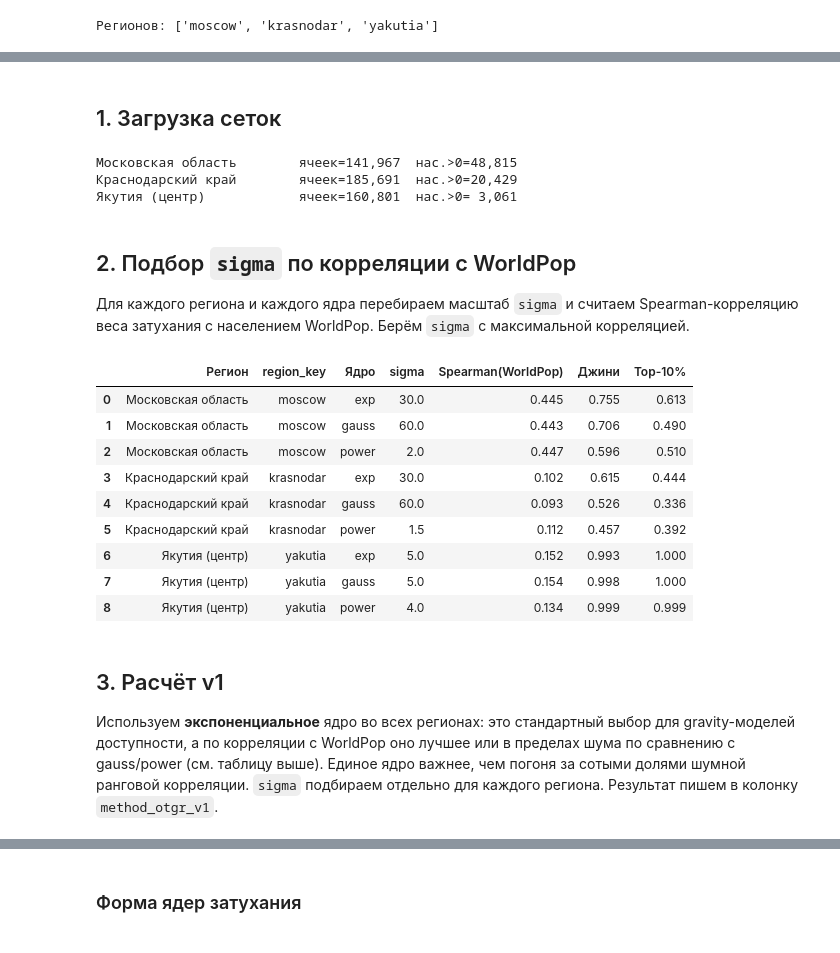
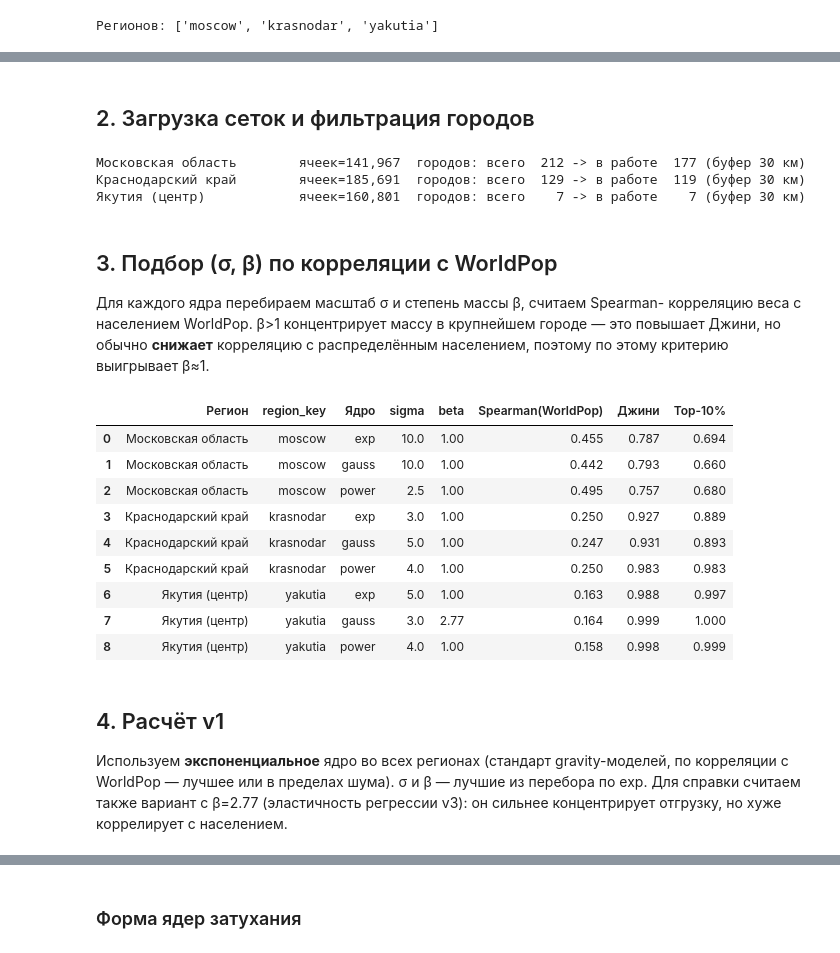
Before and after one commit to f-kravchenko/mipt-spring-2026-prak-spacial-distribution, a Jupyter notebook: notebooks/01_decay.ipynb, the cells around one changed output, grey strips where cells are left out. Drawn from its saved outputs; the diff is of its cells as text; code cells hidden in the pictures.

```diff
--- a/notebooks/01_decay.ipynb
+++ b/notebooks/01_decay.ipynb
@@ -53,65 +114,65 @@ print("Регионов:", list(REGIONS))
 # %% [markdown]
-## 1. Загрузка сеток
+## 2. Загрузка сеток и фильтрация городов
 # %%
+BUFFER_KM = sd.DEFAULT_BUFFER_KM  # 30 км
+
 grids = {}
 for key, cfg in REGIONS.items():
     g = gpd.read_file(PROC / cfg["file"])
     grids[key] = g
-    print(f"{cfg['title']:24s}  ячеек={len(g):>7,}  нас.>0={int((g['population']>0).sum()):>6,}")
+    n_all = len(sd.cities_gdf(key, g.crs))
+    n_use = len(sd.cities_gdf(key, g.crs, grid=g, buffer_km=BUFFER_KM))
+    print(f"{cfg['title']:24s}  ячеек={len(g):>7,}  городов: всего {n_all:>4} -> в работе {n_use:>4} (буфер {BUFFER_KM:g} км)")
 # %% [output]
-Московская область        ячеек=141,967  нас.>0=48,815
-Краснодарский край        ячеек=185,691  нас.>0=20,429
-Якутия (центр)            ячеек=160,801  нас.>0= 3,061
+Московская область        ячеек=141,967  городов: всего  212 -> в работе  177 (буфер 30 км)
+Краснодарский край        ячеек=185,691  городов: всего  129 -> в работе  119 (буфер 30 км)
+Якутия (центр)            ячеек=160,801  городов: всего    7 -> в работе    7 (буфер 30 км)
 # %% [markdown]
-## 2. Подбор `sigma` по корреляции с WorldPop
+## 3. Подбор (σ, β) по корреляции с WorldPop
 
-Для каждого региона и каждого ядра перебираем масштаб `sigma` и считаем
-Spearman-корреляцию веса затухания с населением WorldPop. Берём `sigma` с
-максимальной корреляцией.
+Для каждого ядра перебираем масштаб σ и степень массы β, считаем Spearman-
+корреляцию веса с населением WorldPop. β>1 концентрирует массу в крупнейшем
+городе — это повышает Джини, но обычно **снижает** корреляцию с распределённым
+населением, поэтому по этому критерию выигрывает β≈1.
 # %%
 SIGMA_GRID = {
-    "exp":   [5, 10, 15, 20, 30, 40, 60, 80],
-    "gauss": [5, 10, 15, 20, 30, 40, 60, 80],
+    "exp":   [3, 5, 8, 10, 15, 20, 30, 40, 60],
+    "gauss": [3, 5, 8, 10, 15, 20, 30, 40, 60],
     "power": [1.0, 1.5, 2.0, 2.5, 3.0, 4.0],
 }
+BETAS = [1.0, 1.5, 2.0, 2.77]
 
 rows = []
 for key, g in grids.items():
     Xr = sd.X_SHIPPING[key]
     for kind in sd.KERNELS:
-        (best_sigma, rho), _ = sd.tune_sigma(g, key, kind, SIGMA_GRID[kind])
-        v = sd.distribute_decay(g, Xr, key, best_sigma, kind)
+        (bs, bb, rho), _ = sd.tune_gravity(g, key, kind, SIGMA_GRID[kind], BETAS, buffer_km=BUFFER_KM)
+        v = sd.distribute_decay(g, Xr, key, bs, kind, beta=bb, buffer_km=BUFFER_KM)
         rows.append({
-            "Регион": REGIONS[key]["title"],
-            "region_key": key,
-            "Ядро": kind,
-            "sigma": best_sigma,
-            "Spearman(WorldPop)": round(rho, 3),
-            "Джини": round(sd.gini(v), 3),
-            "Top-10%": round(sd.top_share(v), 3),
+            "Регион": REGIONS[key]["title"], "region_key": key, "Ядро": kind,
+            "sigma": bs, "beta": bb, "Spearman(WorldPop)": round(rho, 3),
+            "Джини": round(sd.gini(v), 3), "Top-10%": round(sd.top_share(v), 3),
         })
-
 kernels_df = pd.DataFrame(rows)
 kernels_df
 # %% [output]
-|  | Регион | region_key | Ядро | sigma | Spearman(WorldPop) | Джини | Top-10% |
-| 0 | Московская область | moscow | exp | 30.0 | 0.445 | 0.755 | 0.613 |
-| 1 | Московская область | moscow | gauss | 60.0 | 0.443 | 0.706 | 0.490 |
-| 2 | Московская область | moscow | power | 2.0 | 0.447 | 0.596 | 0.510 |
-| 3 | Краснодарский край | krasnodar | exp | 30.0 | 0.102 | 0.615 | 0.444 |
-| 4 | Краснодарский край | krasnodar | gauss | 60.0 | 0.093 | 0.526 | 0.336 |
-| 5 | Краснодарский край | krasnodar | power | 1.5 | 0.112 | 0.457 | 0.392 |
-| 6 | Якутия (центр) | yakutia | exp | 5.0 | 0.152 | 0.993 | 1.000 |
-| 7 | Якутия (центр) | yakutia | gauss | 5.0 | 0.154 | 0.998 | 1.000 |
-| 8 | Якутия (центр) | yakutia | power | 4.0 | 0.134 | 0.999 | 0.999 |
+|  | Регион | region_key | Ядро | sigma | beta | Spearman(WorldPop) | Джини | Top-10% |
+| 0 | Московская область | moscow | exp | 10.0 | 1.00 | 0.455 | 0.787 | 0.694 |
+| 1 | Московская область | moscow | gauss | 10.0 | 1.00 | 0.442 | 0.793 | 0.660 |
+| 2 | Московская область | moscow | power | 2.5 | 1.00 | 0.495 | 0.757 | 0.680 |
+| 3 | Краснодарский край | krasnodar | exp | 3.0 | 1.00 | 0.250 | 0.927 | 0.889 |
+| 4 | Краснодарский край | krasnodar | gauss | 5.0 | 1.00 | 0.247 | 0.931 | 0.893 |
+| 5 | Краснодарский край | krasnodar | power | 4.0 | 1.00 | 0.250 | 0.983 | 0.983 |
+| 6 | Якутия (центр) | yakutia | exp | 5.0 | 1.00 | 0.163 | 0.988 | 0.997 |
+| 7 | Якутия (центр) | yakutia | gauss | 3.0 | 2.77 | 0.164 | 0.999 | 1.000 |
+| 8 | Якутия (центр) | yakutia | power | 4.0 | 1.00 | 0.158 | 0.998 | 0.999 |
-# %% [markdown]
-## 3. Расчёт v1
-
-Используем **экспоненциальное** ядро во всех регионах: это стандартный выбор для
-gravity-моделей доступности, а по корреляции с WorldPop оно лучшее или в пределах
-шума по сравнению с gauss/power (см. таблицу выше). Единое ядро важнее, чем погоня
-за сотыми долями шумной ранговой корреляции. `sigma` подбираем отдельно для каждого
-региона. Результат пишем в колонку `method_otgr_v1`.
+# %% [markdown]
+## 4. Расчёт v1
+
+Используем **экспоненциальное** ядро во всех регионах (стандарт gravity-моделей,
+по корреляции с WorldPop — лучшее или в пределах шума). σ и β — лучшие из перебора
+по exp. Для справки считаем также вариант с β=2.77 (эластичность регрессии v3):
+он сильнее концентрирует отгрузку, но хуже коррелирует с населением.
 # %%
 CHOSEN_KERNEL = "exp"
 
```
Also changed, not shown: parts of 10 cells of this notebook, 15 other files.
